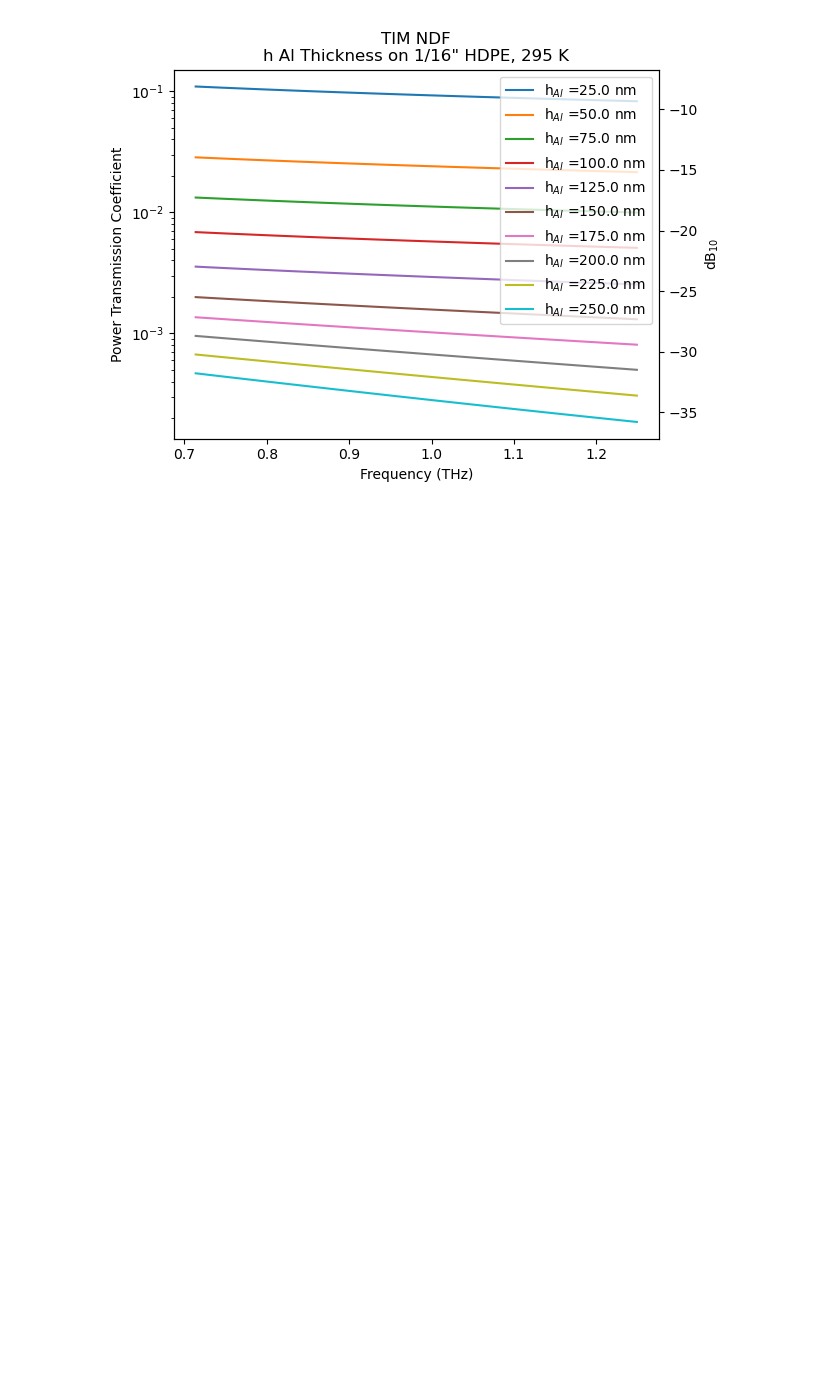
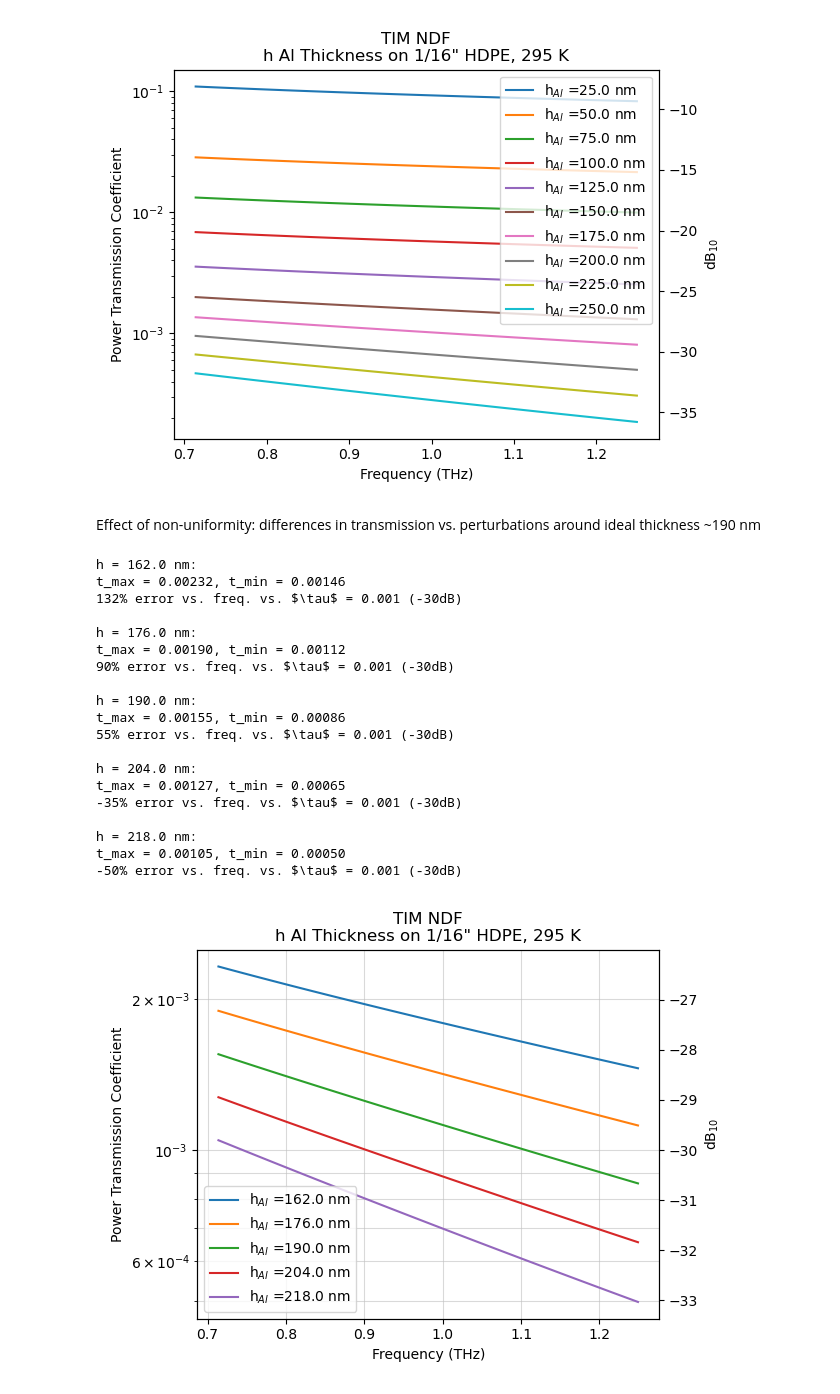
Before and after one commit to tim-balloon/tim-memos, a Jupyter notebook: ndf_calcs/al_transmission.ipynb, the cells around one changed output. Cells and saved outputs as stored; diff of their text form; code cells hidden in the pictures; blank space fills up the shorter version.

Commit message:
estimate differences in transmission due to differences in thickness, compare to those due to transmission vs. freq.

```diff
--- a/ndf_calcs/al_transmission.ipynb
+++ b/ndf_calcs/al_transmission.ipynb
@@ -143,3 +143,79 @@ ax.set_ylabel('Power Transmission Coefficient')
 fig.tight_layout()
 # %% [output]
 [figure]
+# %% [markdown]
+Effect of non-uniformity: differences in transmission vs. perturbations around ideal thickness ~190 nm
+# %%
+lambd = np.linspace(420, 240) * u.um
+f = (c.c / lambd).to(u.THz)
+# HDPE
+# refractive index and extinction factor of HDPE is ~frequency-independent from 40-200 um:
+# Smith and Loewenstein 1975: HDPE; n,k 40.0–200 µm via https://refractiveindex.info/?shelf=organic&book=polyethylene&page=Smith
+n3 = 1.518
+# k3 = 0.0022
+d3 = (1. / 16.) * 25.4 * u.mm
+
+fig, ax = plt.subplots()
+ax_right = ax.twinx()
+
+tgt_thick = 190 * u.nm
+expected_ptp = 56 * u.nm
+for h in np.linspace(tgt_thick - expected_ptp/2, tgt_thick + expected_ptp/2, 5):
+    n2 = (n_al(f, h)).decompose().value
+    n2 *= (370 / 379.21)
+
+    t = amp_transmission(
+        f.to(u.Hz),
+        h.to(u.m),
+        d3.to(u.m),
+        transmission(n1, n2),
+        transmission(n2, n3),
+        transmission(n3, n4),
+        reflection(n1, n2),
+        reflection(n2, n3),
+        n2,
+        n3
+    )
+
+    # https://en.wikipedia.org/wiki/Fresnel_equations
+    t_mag_power = np.abs((n2 / n1) * (np.abs(t)**2))
+    ax.plot(f, t_mag_power, label='h$_{Al}$ =' +f'{h}')
+    ax_right.scatter(f, 10 * np.log10(t_mag_power), alpha=0.0)
+
+    print(f'h = {h}:\nt_max = {t_mag_power.max():.5f}, t_min = {t_mag_power.min():.5f}')
+    biggest_diff_idx = np.argmax(np.abs(t_mag_power - 0.001))
+    print(f'{100 * (t_mag_power - 0.001)[biggest_diff_idx] / 0.001:.0f}% error vs. freq. vs. $\\tau$ = 0.001 (-30dB)\n')
+
+min_t = t_mag_power.min()
+
+ax.legend()
+ax.set_yscale('log')
+ax_right.set_ylabel('dB$_{10}$')
+
+ax.set_title('TIM NDF\nh Al Thickness on 1/16" HDPE, 295 K')
+ax.set_xlabel('Frequency (THz)')
+ax.set_ylabel('Power Transmission Coefficient')
+ax.grid(True, which='both', color='silver', alpha=0.6)
+
+fig.tight_layout()
+# %% [output]
+h = 162.0 nm:
+t_max = 0.00232, t_min = 0.00146
+132% error vs. freq. vs. $\tau$ = 0.001 (-30dB)
+
+h = 176.0 nm:
+t_max = 0.00190, t_min = 0.00112
+90% error vs. freq. vs. $\tau$ = 0.001 (-30dB)
+
+h = 190.0 nm:
+t_max = 0.00155, t_min = 0.00086
+55% error vs. freq. vs. $\tau$ = 0.001 (-30dB)
+
+h = 204.0 nm:
+t_max = 0.00127, t_min = 0.00065
+-35% error vs. freq. vs. $\tau$ = 0.001 (-30dB)
+
+h = 218.0 nm:
+t_max = 0.00105, t_min = 0.00050
+-50% error vs. freq. vs. $\tau$ = 0.001 (-30dB)
+[figure, added]
```
Also changed, not shown: parts of 1 cell of this notebook.
